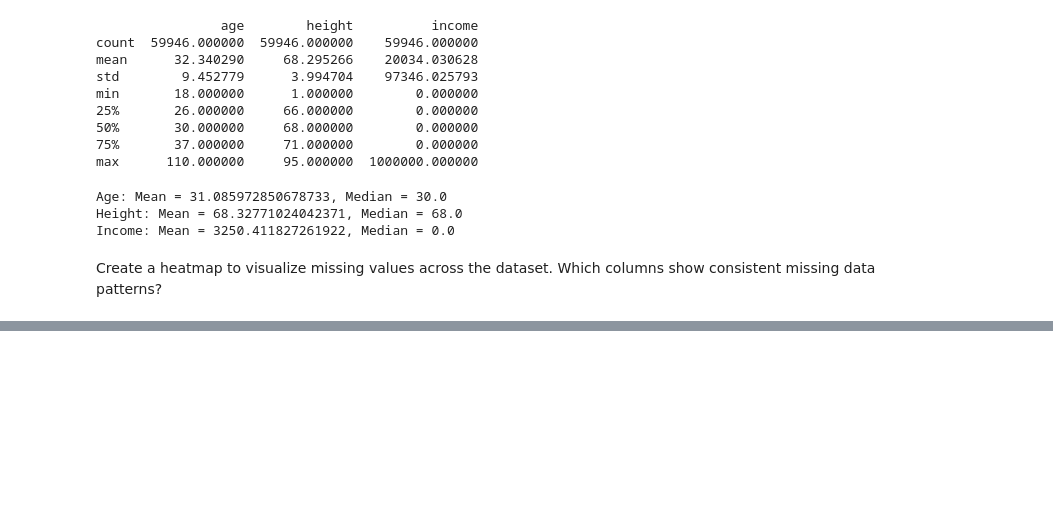
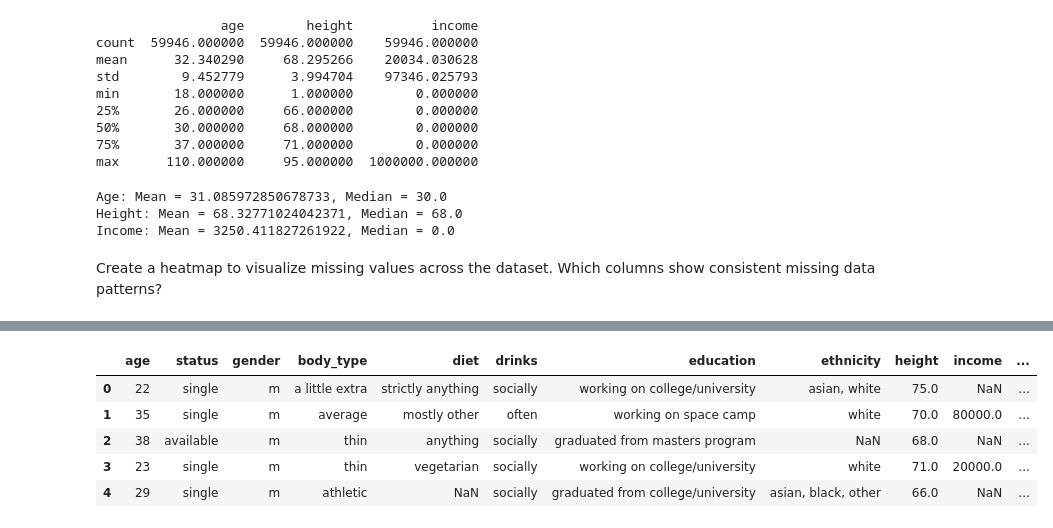
Before and after one commit to ra1croft/Data-Analysis---NextLP, a Jupyter notebook: Next_Leap/Analysing Bumble Profiles.ipynb, the cells around one changed output, grey strips where cells are left out. Cells and saved outputs as stored; diff of their text form; code cells hidden in the pictures; blank space fills up the shorter version.

```diff
--- a/Next_Leap/Analysing Bumble Profiles.ipynb
+++ b/Next_Leap/Analysing Bumble Profiles.ipynb
@@ -268,0 +282,15 @@ plt.show()
+# %%
+# Define age bins and labels
+bins = [18, 25, 35, 45, np.inf]  # Define the age ranges
+labels = ['18-25', '26-35', '36-45', '46+']  # Define the corresponding labels
+
+# Create the new 'age_group' column
+main_data['age_group'] = pd.cut(main_data['age'], bins=bins, labels=labels, right=True)
+main_data.head()
+# %% [output]
+|  | age | status | gender | body_type | diet | drinks | education | ethnicity | height | income | ... |
+| 0 | 22 | single | m | a little extra | strictly anything | socially | working on college/university | asian, white | 75.0 | NaN | ... |
+| 1 | 35 | single | m | average | mostly other | often | working on space camp | white | 70.0 | 80000.0 | ... |
+| 2 | 38 | available | m | thin | anything | socially | graduated from masters program | NaN | 68.0 | NaN | ... |
+| 3 | 23 | single | m | thin | vegetarian | socially | working on college/university | white | 71.0 | 20000.0 | ... |
+| 4 | 29 | single | m | athletic | NaN | socially | graduated from college/university | asian, black, other | 66.0 | NaN | ... |
```
Also changed, not shown: parts of 18 cells of this notebook.
